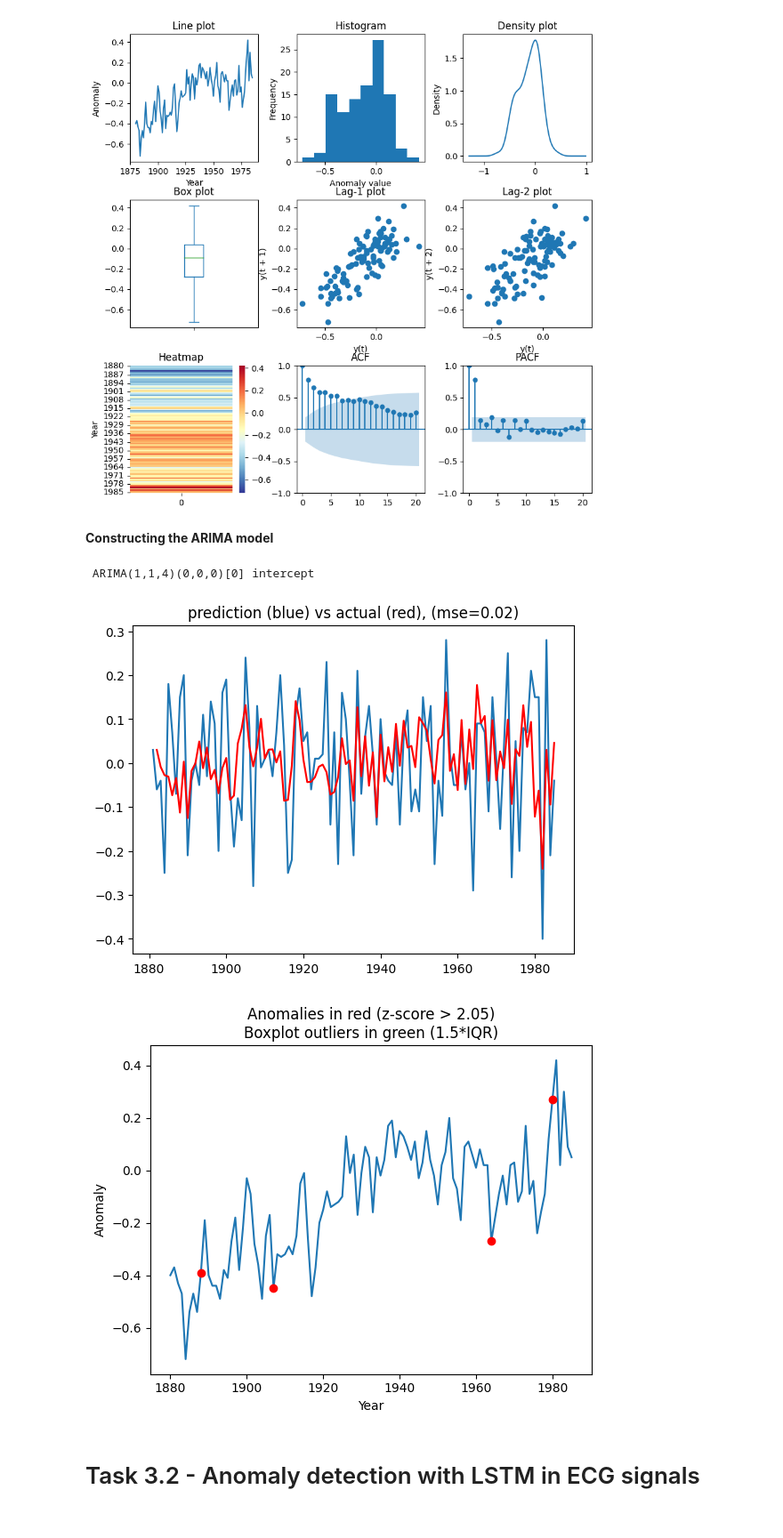
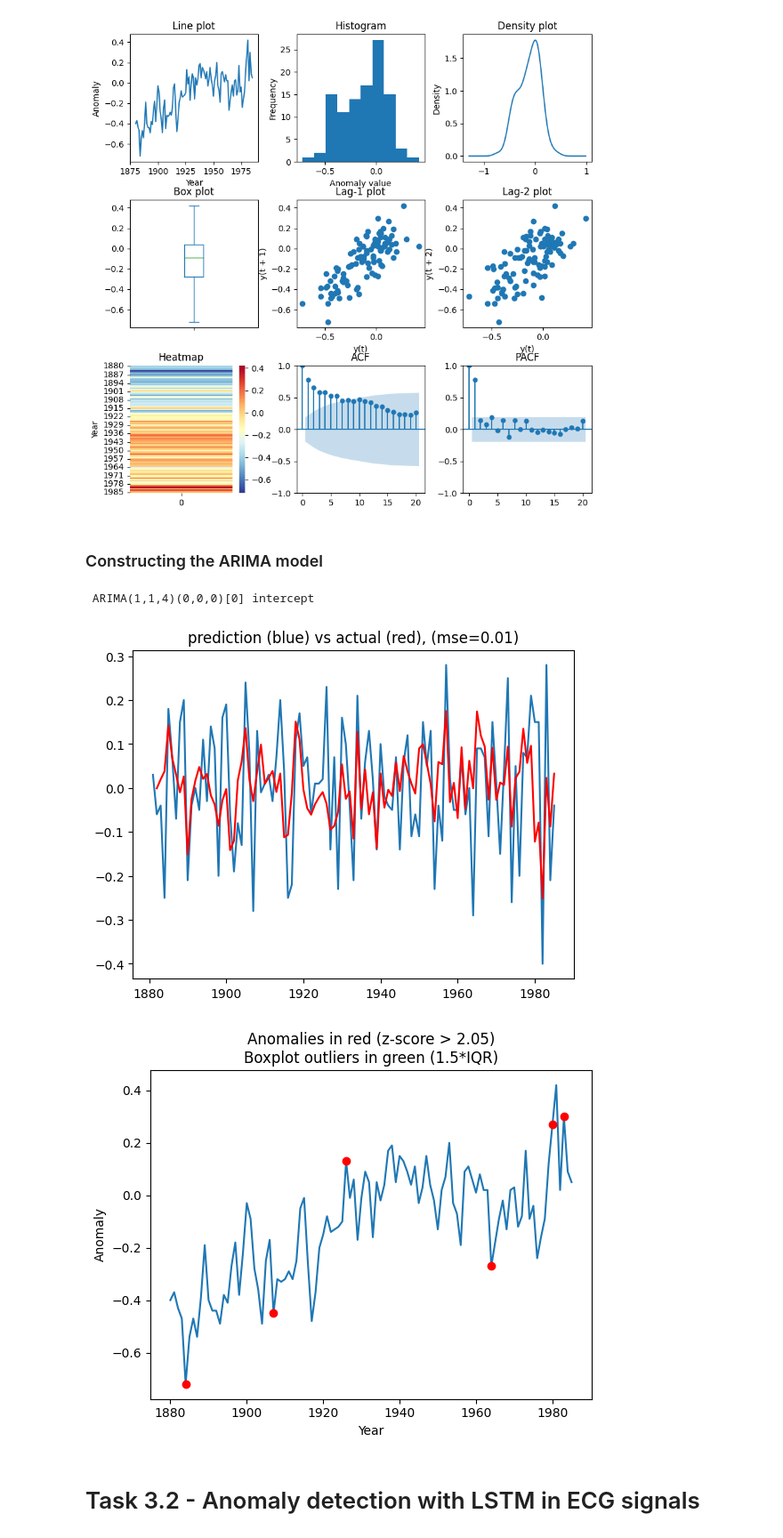
Before and after one commit to BeethovenKodar/IL2233-Project, a Jupyter notebook: 3-task.ipynb, the cells around one changed output. Shown at 89% size. Cells and saved outputs as stored; diff of their text form; code cells hidden in the pictures.

```diff
--- a/3-task.ipynb
+++ b/3-task.ipynb
@@ -144,7 +156,7 @@ plt.show()
 # %% [output]
 [figure]
 # %% [markdown]
-**Constructing the ARIMA model**
+### Constructing the ARIMA model
 # %%
 # adfuller_test(series)
 series_fod = series.diff().dropna()
@@ -155,7 +167,7 @@ ANOMALY_RATIO = 0.02
 
 print(auto_arima(series_fod, start_p=0, max_p=6, d=1, start_q=2, max_q=10, seasonal=False, information_criterion='aic'))
 p = 1
-d = 1
+d = 0
 q = 4
 model = ARIMA(series_fod, order=(p, d, q)).fit()
 
@@ -169,35 +181,35 @@ plt.title(f'prediction (blue) vs actual (red), (mse={mse:.2f})')
 plt.show()
 
 pred_error_series = Series(np.abs(series_fod - pred), index=series_fod.index)
 pred_is_random = f'{"" if israndom(pred_error_series, 0.05) else "not "}random'
 
 zscores = zscore(pred_error_series)
 anomaly_zscore_lim = norm.ppf(1 - ANOMALY_RATIO)
 anomalies = zscores[zscores > anomaly_zscore_lim]
 
 # find the first quartile and third quartile
 q1 = pred_error_series.quantile(0.25)
 q3 = pred_error_series.quantile(0.75)
 # find the interquartile range
 iqr = q3 - q1
 # find the outlier step
 outlier_step = 1.5 * iqr
 # find the outliers
 outliers = pred_error_series[
     (pred_error_series <= q1 - outlier_step) |
     (pred_error_series >= q3 + outlier_step)]
 
 series.plot(kind='line', title='Line plot', xlabel='Year', ylabel='Anomaly')
 for a in anomalies.index:
     plt.plot(a, series[a], 'ro')
 for o in outliers.index:
     plt.plot(o, series[o], 'go')
 plt.title(f'Anomalies in red (z-score > {anomaly_zscore_lim:.2f})\nBoxplot outliers in green (1.5*IQR)')
 plt.show()
 # %% [output]
  ARIMA(1,1,4)(0,0,0)[0] intercept
-[figure, old version]
+[figure, new version]
-[figure, old version]
+[figure, new version]
 # %% [markdown]
 # Task 3.2 - Anomaly detection with LSTM in ECG signals
 # %% [markdown]
```
Also changed, not shown: parts of 9 cells of this notebook.
